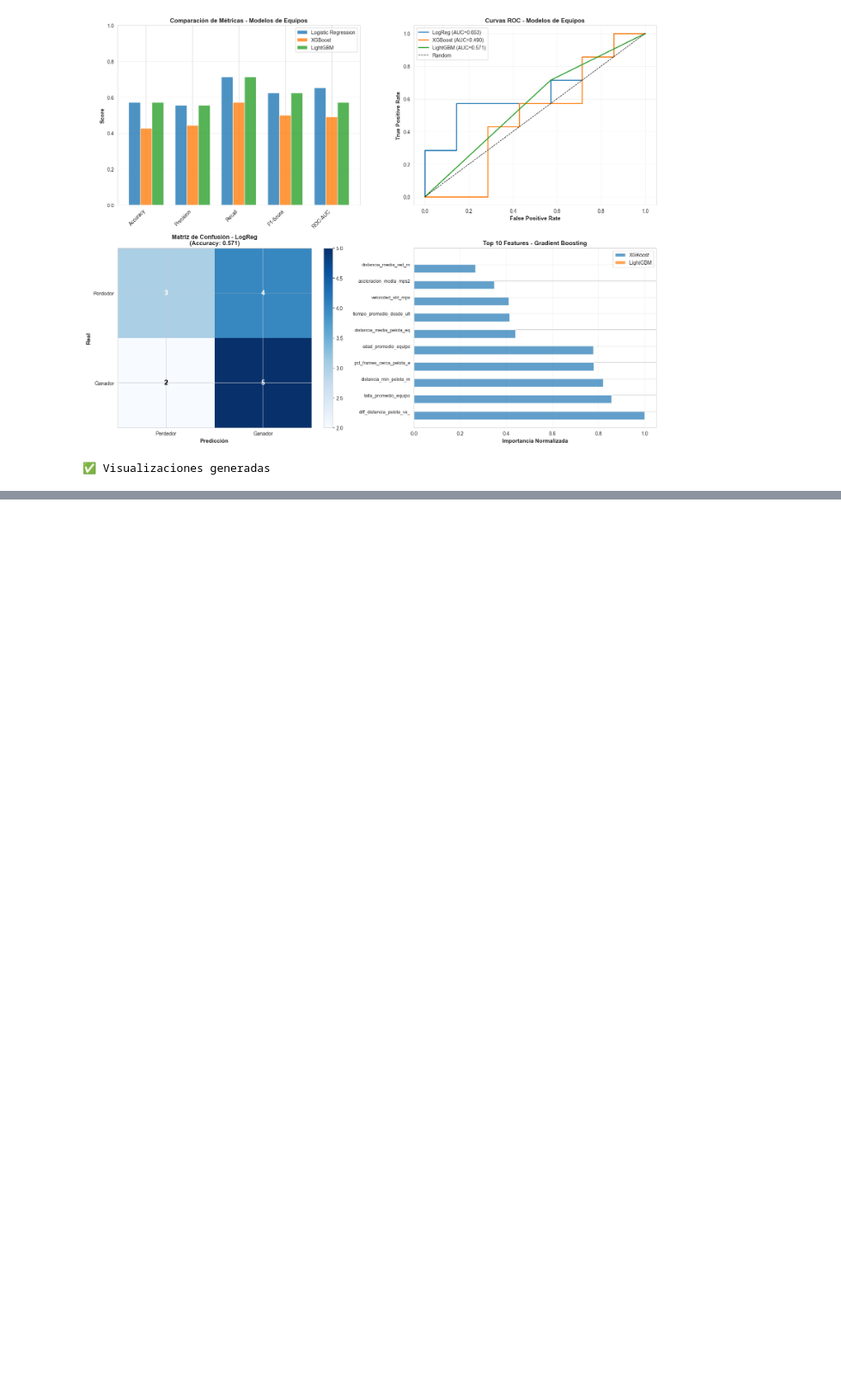
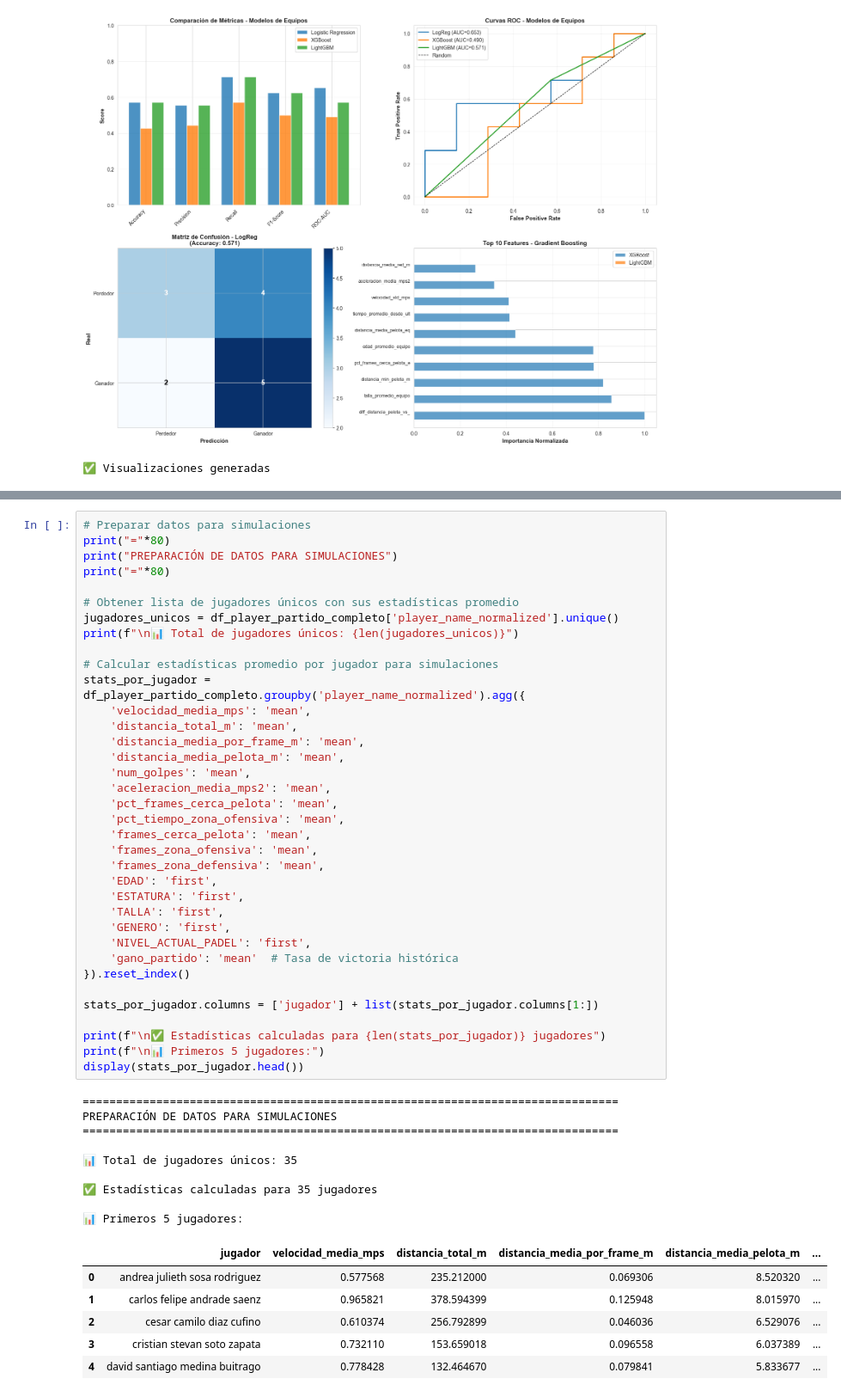
Before and after one commit to FerminEscalona/Paddle_Tournament_Predictor, a Jupyter notebook: miAnalisis.ipynb, the cells around one changed output, grey strips where cells are left out. Shown at 86% size. Drawn from its saved outputs; the diff is of its cells as text; blank space fills up the shorter version.

```diff
--- a/miAnalisis.ipynb
+++ b/miAnalisis.ipynb
@@ -4865,0 +5069,52 @@ VISUALIZACIONES COMPARATIVAS
+# %%
+# Preparar datos para simulaciones
+print("="*80)
+print("PREPARACIÓN DE DATOS PARA SIMULACIONES")
+print("="*80)
+
+# Obtener lista de jugadores únicos con sus estadísticas promedio
+jugadores_unicos = df_player_partido_completo['player_name_normalized'].unique()
+print(f"\n📊 Total de jugadores únicos: {len(jugadores_unicos)}")
+
+# Calcular estadísticas promedio por jugador para simulaciones
+stats_por_jugador = df_player_partido_completo.groupby('player_name_normalized').agg({
+    'velocidad_media_mps': 'mean',
+    'distancia_total_m': 'mean',
+    'distancia_media_por_frame_m': 'mean',
+    'distancia_media_pelota_m': 'mean',
+    'num_golpes': 'mean',
+    'aceleracion_media_mps2': 'mean',
+    'pct_frames_cerca_pelota': 'mean',
+    'pct_tiempo_zona_ofensiva': 'mean',
+    'frames_cerca_pelota': 'mean',
+    'frames_zona_ofensiva': 'mean',
+    'frames_zona_defensiva': 'mean',
+    'EDAD': 'first',
+    'ESTATURA': 'first',
+    'TALLA': 'first',
+    'GENERO': 'first',
+    'NIVEL_ACTUAL_PADEL': 'first',
+    'gano_partido': 'mean'  # Tasa de victoria histórica
+}).reset_index()
+
+stats_por_jugador.columns = ['jugador'] + list(stats_por_jugador.columns[1:])
+
+print(f"\n✅ Estadísticas calculadas para {len(stats_por_jugador)} jugadores")
+print(f"\n📊 Primeros 5 jugadores:")
+display(stats_por_jugador.head())
+# %% [output]
+================================================================================
+PREPARACIÓN DE DATOS PARA SIMULACIONES
+================================================================================
+
+📊 Total de jugadores únicos: 35
+
+✅ Estadísticas calculadas para 35 jugadores
+
+📊 Primeros 5 jugadores:
+|  | jugador | velocidad_media_mps | distancia_total_m | distancia_media_por_frame_m | distancia_media_pelota_m | ... |
+| 0 | andrea julieth sosa rodriguez | 0.577568 | 235.212000 | 0.069306 | 8.520320 | ... |
+| 1 | carlos felipe andrade saenz | 0.965821 | 378.594399 | 0.125948 | 8.015970 | ... |
+| 2 | cesar camilo diaz cufino | 0.610374 | 256.792899 | 0.046036 | 6.529076 | ... |
+| 3 | cristian stevan soto zapata | 0.732110 | 153.659018 | 0.096558 | 6.037389 | ... |
+| 4 | david santiago medina buitrago | 0.778428 | 132.464670 | 0.079841 | 5.833677 | ... |
```
Also changed, not shown: parts of 61 cells of this notebook.
